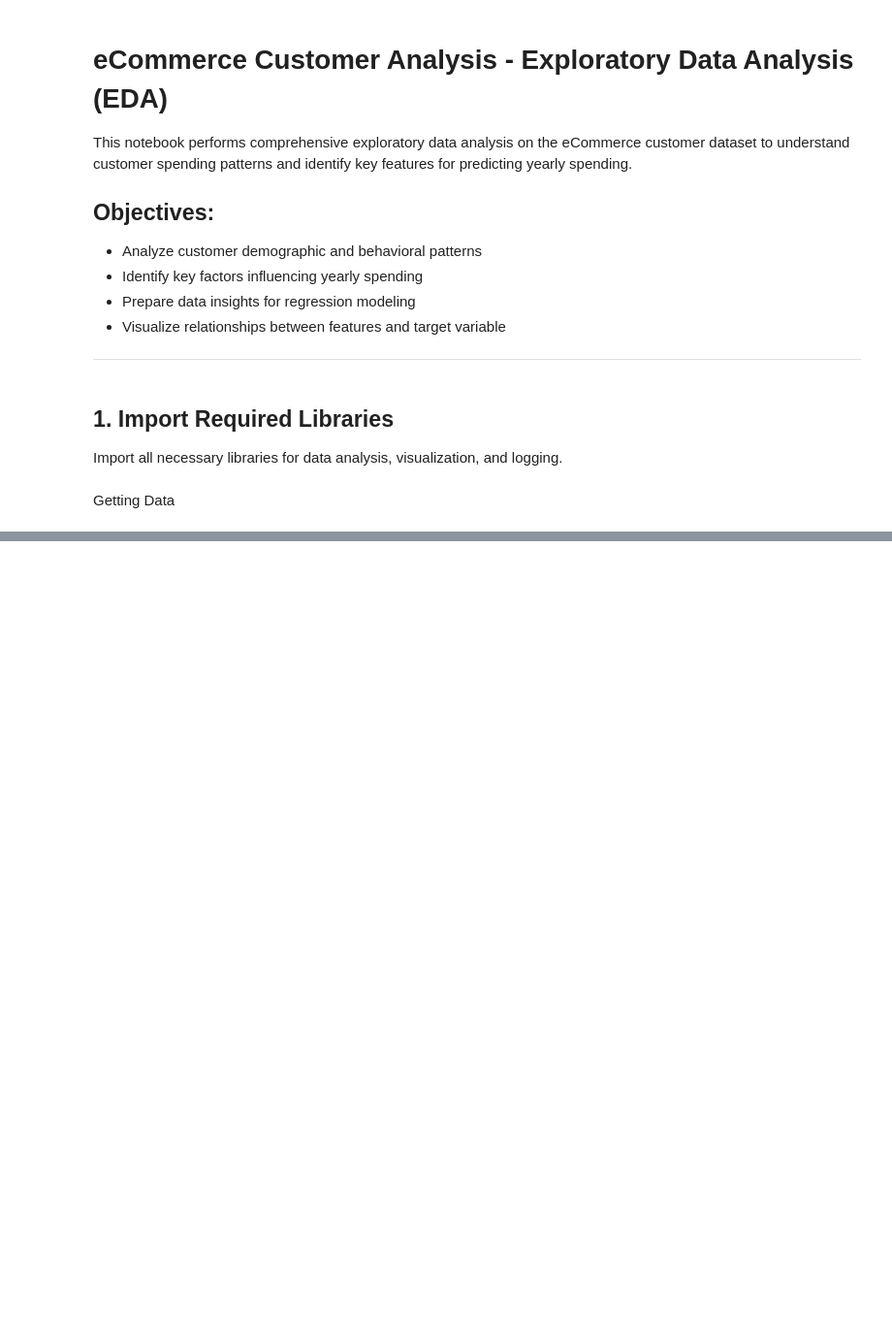
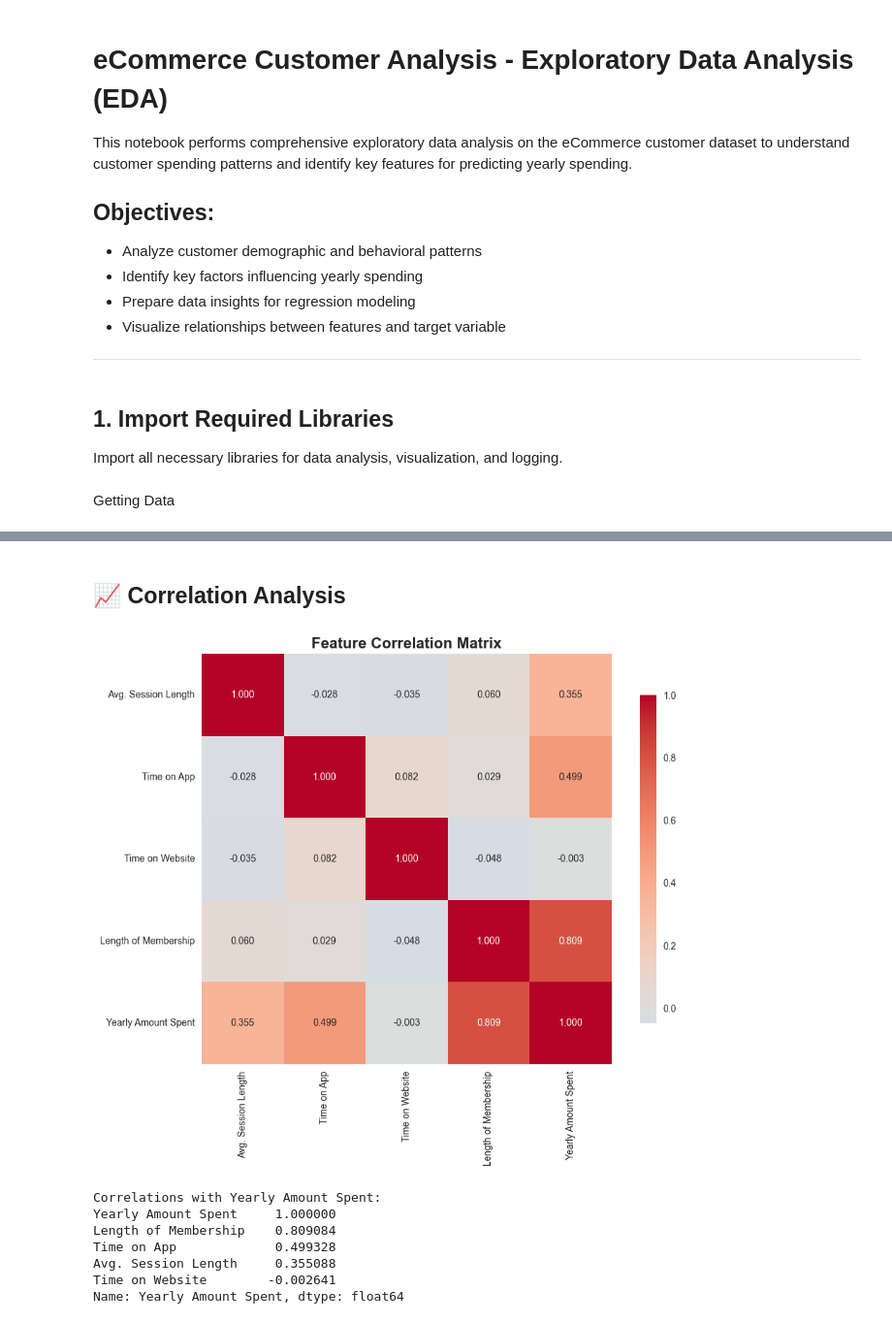
Before and after one commit to Mtutuzeli-lab/regression-clustering-ml, a Jupyter notebook: notebooks/01_EDA.ipynb, the cells around one changed output, grey strips where cells are left out. Shown at 97% size. Saved outputs shown, nothing was run; the diff lists cells and outputs as text; code cells hidden in the pictures; blank space fills up the shorter version.

```diff
--- a/notebooks/01_EDA.ipynb
+++ b/notebooks/01_EDA.ipynb
@@ -131,0 +171,33 @@ Yearly Amount Spent - Numeric column:
+# %% [markdown]
+## 📈 Correlation Analysis
+# %%
+# Correlation matrix heatmap
+plt.figure(figsize=(10, 8))
+correlation_matrix = df.corr()
+
+# Create heatmap
+sns.heatmap(correlation_matrix,
+            annot=True,
+            cmap='coolwarm',
+            center=0,
+            square=True,
+            fmt='.3f',
+            cbar_kws={"shrink": .8})
+
+plt.title('Feature Correlation Matrix', fontsize=16, fontweight='bold')
+plt.tight_layout()
+plt.show()
+
+# Print strongest correlations with target variable
+target_correlations = correlation_matrix['Yearly Amount Spent'].sort_values(ascending=False)
+print("Correlations with Yearly Amount Spent:")
+print(target_correlations)
+# %% [output]
+[figure, added]
+Correlations with Yearly Amount Spent:
+Yearly Amount Spent     1.000000
+Length of Membership    0.809084
+Time on App             0.499328
+Avg. Session Length     0.355088
+Time on Website        -0.002641
+Name: Yearly Amount Spent, dtype: float64
```
Also changed, not shown: parts of 24 cells of this notebook, 8 other files.
